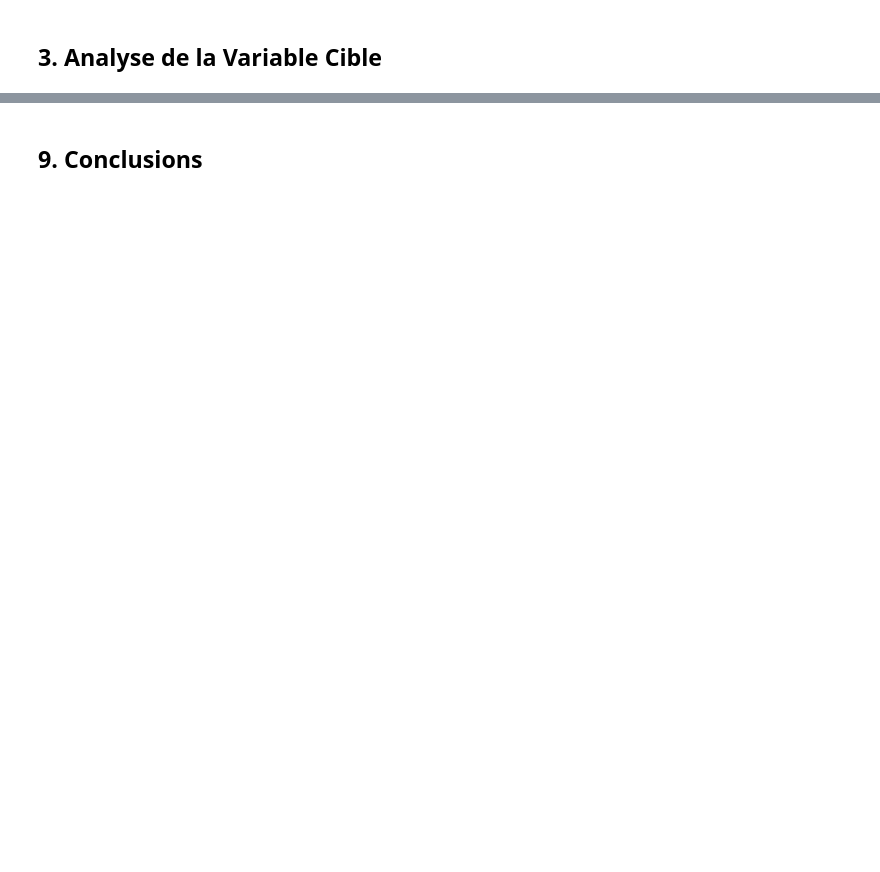
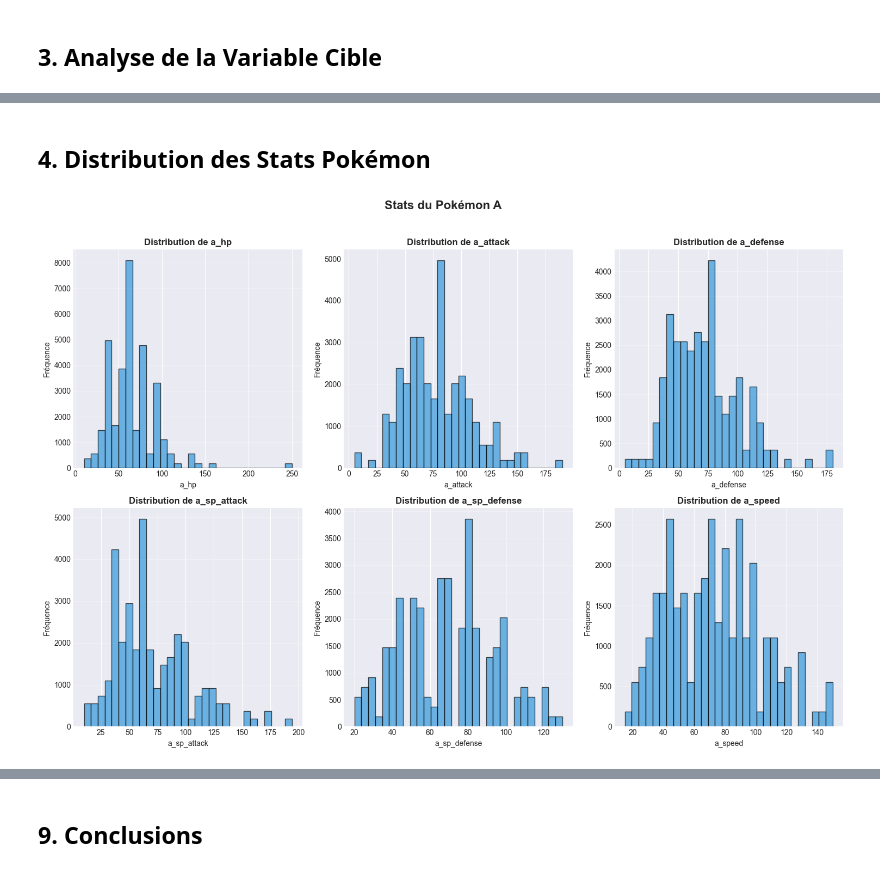
Before and after one commit to benjsant/lets-go-predictiondex, a Jupyter notebook: notebooks/01_exploration.ipynb, the cells around one changed output, grey strips where cells are left out. Cells and saved outputs as stored; diff of their text form; code cells hidden in the pictures; blank space fills up the shorter version.

```diff
--- a/notebooks/01_exploration.ipynb
+++ b/notebooks/01_exploration.ipynb
@@ -323,15 +151,0 @@ plt.show()
-# %%
-# Box plots: Stats par efficacité
-fig, axes = plt.subplots(2, 3, figsize=(16, 10))
-axes = axes.flatten()
-
-for i, col in enumerate(stat_cols):
-    df_raw.boxplot(column=col, by='is_effective', ax=axes[i])
-    axes[i].set_title(f'{col} par Efficacité')
-    axes[i].set_xlabel('is_effective')
-    axes[i].set_ylabel(col)
-    axes[i].set_xticklabels(['Not Effective', 'Effective'])
-
-plt.suptitle('Distribution des Stats par Efficacité', fontsize=16, fontweight='bold')
-plt.tight_layout()
-plt.show()
@@ -358,0 +198,21 @@ plt.show()
+# %% [markdown]
+## 4. Distribution des Stats Pokémon
+# %%
+# Distribution des stats du Pokémon A
+stat_cols_a = ['a_hp', 'a_attack', 'a_defense', 'a_sp_attack', 'a_sp_defense', 'a_speed']
+
+fig, axes = plt.subplots(2, 3, figsize=(15, 10))
+axes = axes.flatten()
+
+for i, col in enumerate(stat_cols_a):
+    df_raw[col].plot(kind='hist', bins=30, ax=axes[i], color='#3498db', edgecolor='black', alpha=0.7)
+    axes[i].set_title(f'Distribution de {col}', fontsize=12, fontweight='bold')
+    axes[i].set_xlabel(col)
+    axes[i].set_ylabel('Fréquence')
+    axes[i].grid(axis='y', alpha=0.3)
+
+plt.suptitle('Stats du Pokémon A', fontsize=16, fontweight='bold', y=1.02)
+plt.tight_layout()
+plt.show()
+# %% [output]
+[figure, added]
```
Also changed, not shown: parts of 47 cells of this notebook, 51 other files.
